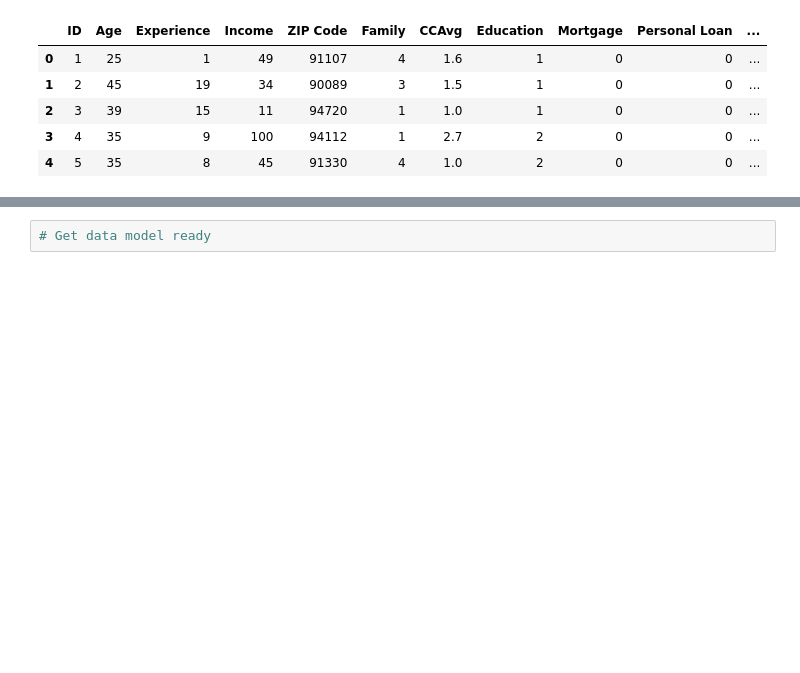
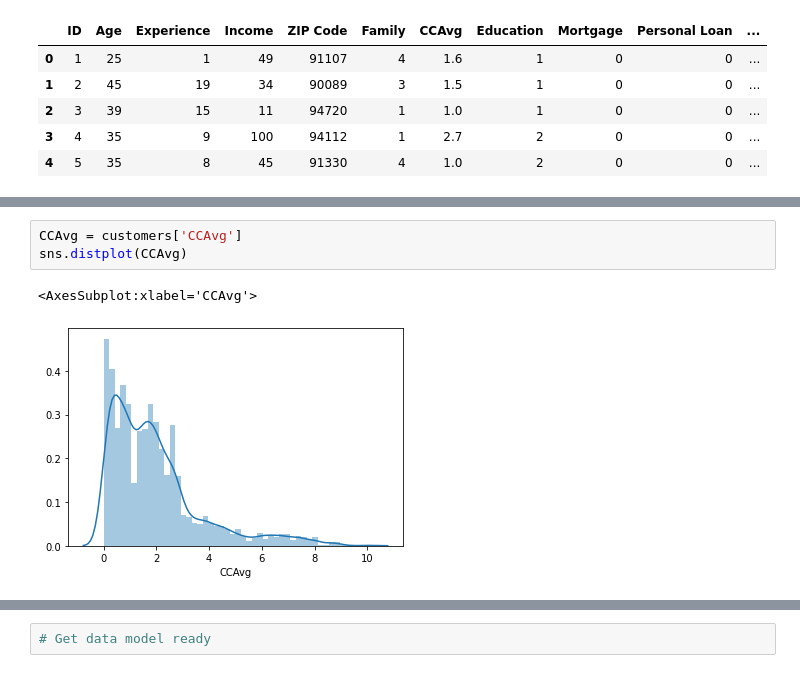
Before and after one commit to lauren-alexandra/personal-loan-campaign, a Jupyter notebook: Personal_Loan_Campaign.ipynb, the cells around one changed output, grey strips where cells are left out. Drawn from its saved outputs; the diff is of its cells as text; blank space fills up the shorter version.

```diff
--- a/Personal_Loan_Campaign.ipynb
+++ b/Personal_Loan_Campaign.ipynb
@@ -123,0 +152,6 @@ Study the data distribution in each attribute and target variable, share your fi
+# %%
+CCAvg = customers['CCAvg']
+sns.distplot(CCAvg)
+# %% [output]
+<AxesSubplot:xlabel='CCAvg'>
+[figure, added]
```
Also changed, not shown: parts of 28 cells of this notebook.
